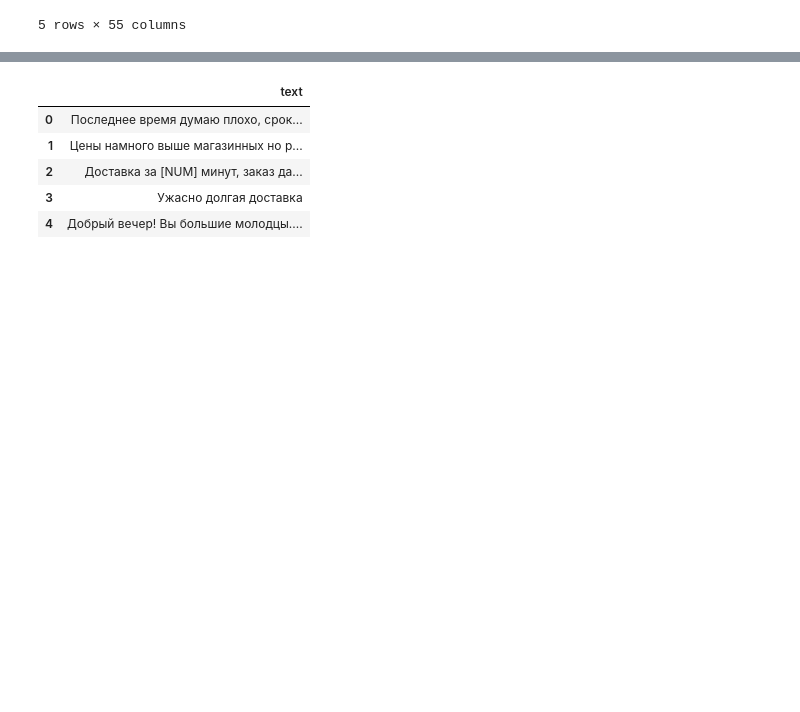
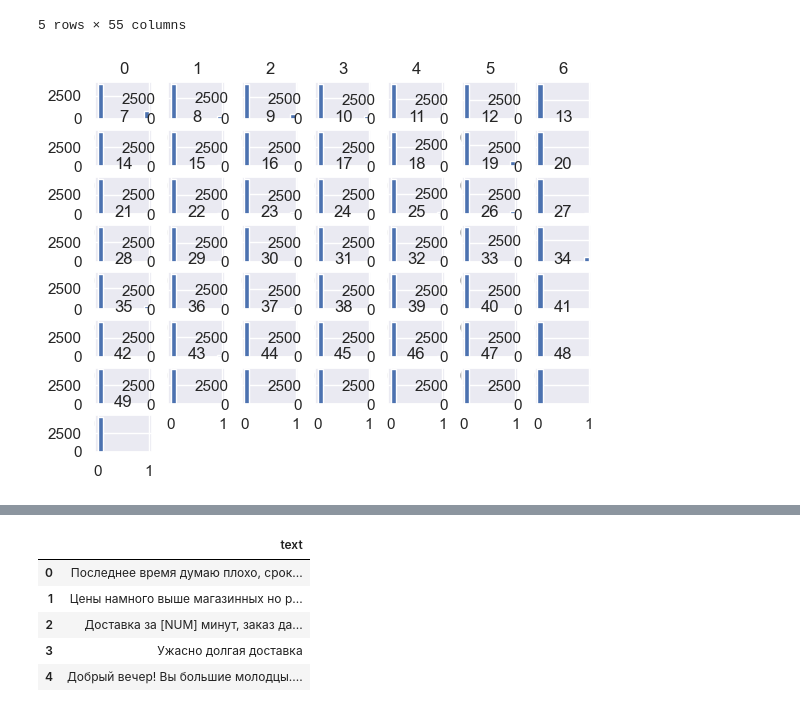
Before and after one commit to KatieGalaeva/exp1, a Jupyter notebook: NLP_intensive/hackathon/baseline_my_lstm.ipynb, the cells around one changed output, grey strips where cells are left out. Saved outputs shown, nothing was run; the diff lists cells and outputs as text; code cells hidden in the pictures; blank space fills up the shorter version.

```diff
--- a/NLP_intensive/hackathon/baseline_my_lstm.ipynb
+++ b/NLP_intensive/hackathon/baseline_my_lstm.ipynb
@@ -56,6 +56,12 @@ df.head()
 | 3 | 3 | 25060 | 6.0 | {PRICE,PROMOTIONS,ASSORTMENT} | Наценка и ассортимент расстраивают | 0 | 0 | 0 | 0 | 0 | ... |
 | 4 | 5 | 1428 | 6.0 | {PRICE,PROMOTIONS} | Можно немного скинуть минимальную... | 0 | 0 | 0 | 0 | 0 | ... |
 5 rows × 55 columns
+# %%
+df.drop(columns=['index','Unnamed: 0', 'assessment']).hist()
+plt.tight_layout()
+plt.show()
+# %% [output]
+[figure, added]
 # %%
 df.drop(columns=['index','Unnamed: 0', 'assessment'],axis=1, inplace=True)
 df.head()
```
Also changed, not shown: parts of 11 cells of this notebook.
